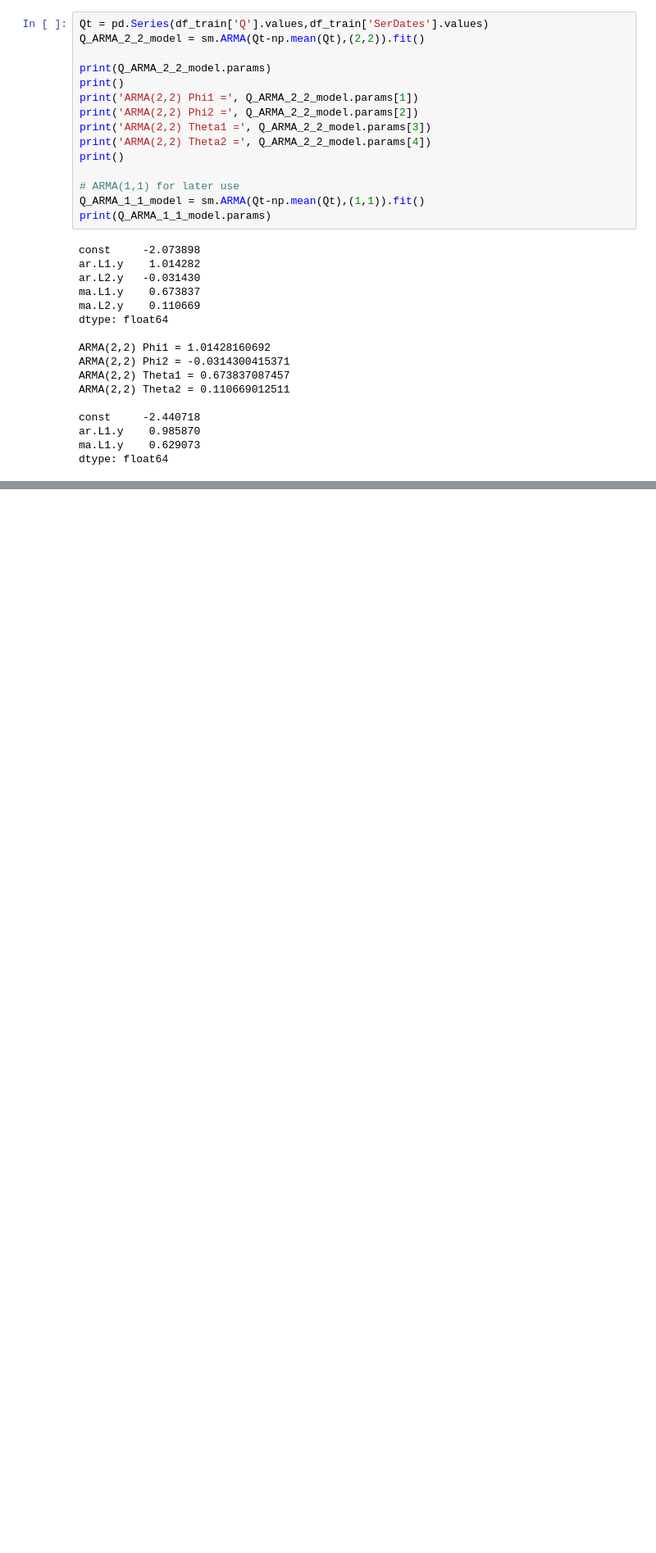
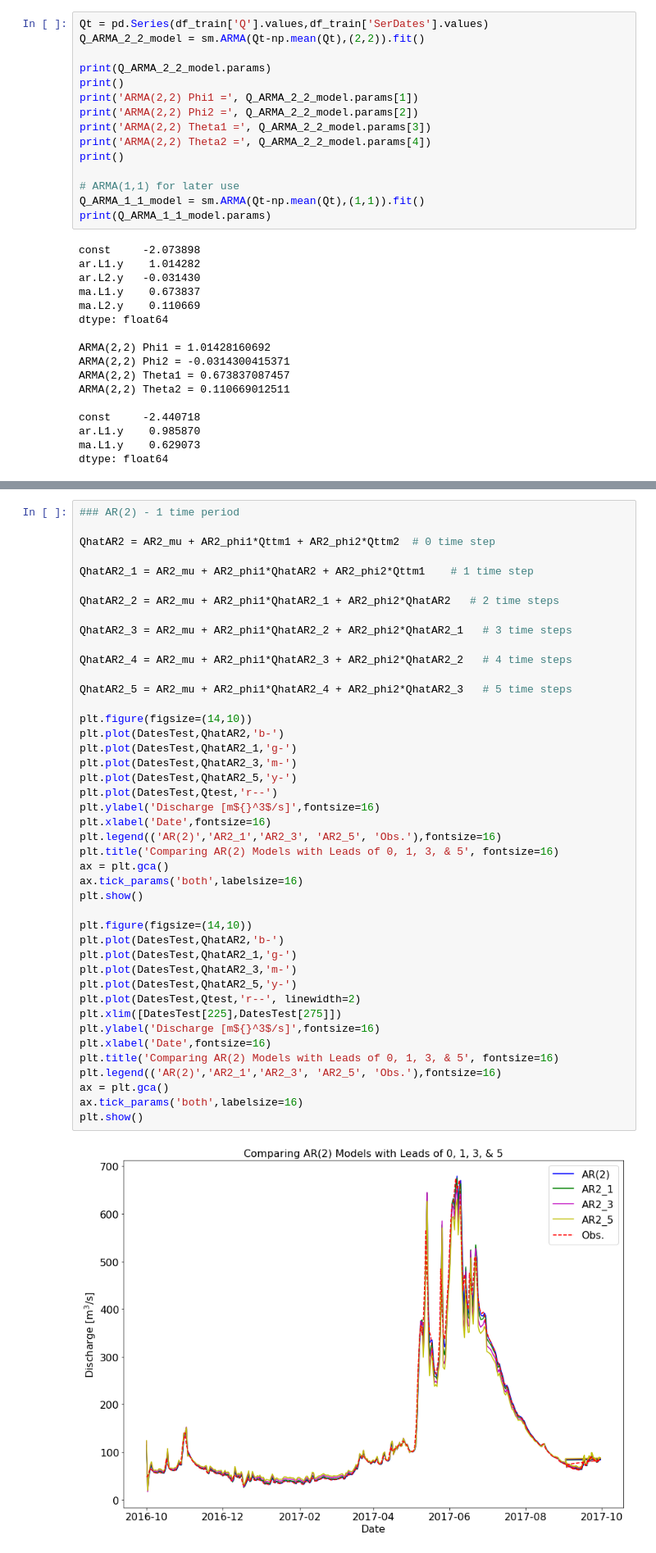
Before and after one commit to cameroncarsley/GEOS_518, a Jupyter notebook: Assignment_3/Hydrologic_Modeling_Assignment3 (1).ipynb, the cells around one changed output, grey strips where cells are left out. Shown at 82% size. Cells and saved outputs as stored; diff of their text form; blank space fills up the shorter version.

```diff
--- a/Assignment_3/Hydrologic_Modeling_Assignment3 (1).ipynb
+++ b/Assignment_3/Hydrologic_Modeling_Assignment3 (1).ipynb
@@ -162,0 +244,45 @@ dtype: float64
+# %%
+### AR(2) - 1 time period
+
+QhatAR2 = AR2_mu + AR2_phi1*Qttm1 + AR2_phi2*Qttm2  # 0 time step
+
+QhatAR2_1 = AR2_mu + AR2_phi1*QhatAR2 + AR2_phi2*Qttm1    # 1 time step
+
+QhatAR2_2 = AR2_mu + AR2_phi1*QhatAR2_1 + AR2_phi2*QhatAR2   # 2 time steps
+
+QhatAR2_3 = AR2_mu + AR2_phi1*QhatAR2_2 + AR2_phi2*QhatAR2_1   # 3 time steps
+
+QhatAR2_4 = AR2_mu + AR2_phi1*QhatAR2_3 + AR2_phi2*QhatAR2_2   # 4 time steps
+
+QhatAR2_5 = AR2_mu + AR2_phi1*QhatAR2_4 + AR2_phi2*QhatAR2_3   # 5 time steps
+
+plt.figure(figsize=(14,10))
+plt.plot(DatesTest,QhatAR2,'b-')
+plt.plot(DatesTest,QhatAR2_1,'g-')
+plt.plot(DatesTest,QhatAR2_3,'m-')
+plt.plot(DatesTest,QhatAR2_5,'y-')
+plt.plot(DatesTest,Qtest,'r--')
+plt.ylabel('Discharge [m${}^3$/s]',fontsize=16)
+plt.xlabel('Date',fontsize=16)
+plt.legend(('AR(2)','AR2_1','AR2_3', 'AR2_5', 'Obs.'),fontsize=16)
+plt.title('Comparing AR(2) Models with Leads of 0, 1, 3, & 5', fontsize=16)
+ax = plt.gca()
+ax.tick_params('both',labelsize=16)
+plt.show()
+
+plt.figure(figsize=(14,10))
+plt.plot(DatesTest,QhatAR2,'b-')
+plt.plot(DatesTest,QhatAR2_1,'g-')
+plt.plot(DatesTest,QhatAR2_3,'m-')
+plt.plot(DatesTest,QhatAR2_5,'y-')
+plt.plot(DatesTest,Qtest,'r--', linewidth=2)
+plt.xlim([DatesTest[225],DatesTest[275]])
+plt.ylabel('Discharge [m${}^3$/s]',fontsize=16)
+plt.xlabel('Date',fontsize=16)
+plt.title('Comparing AR(2) Models with Leads of 0, 1, 3, & 5', fontsize=16)
+plt.legend(('AR(2)','AR2_1','AR2_3', 'AR2_5', 'Obs.'),fontsize=16)
+ax = plt.gca()
+ax.tick_params('both',labelsize=16)
+plt.show()
+# %% [output]
+[figure, added]
```
Also changed, not shown: parts of 23 cells of this notebook.
